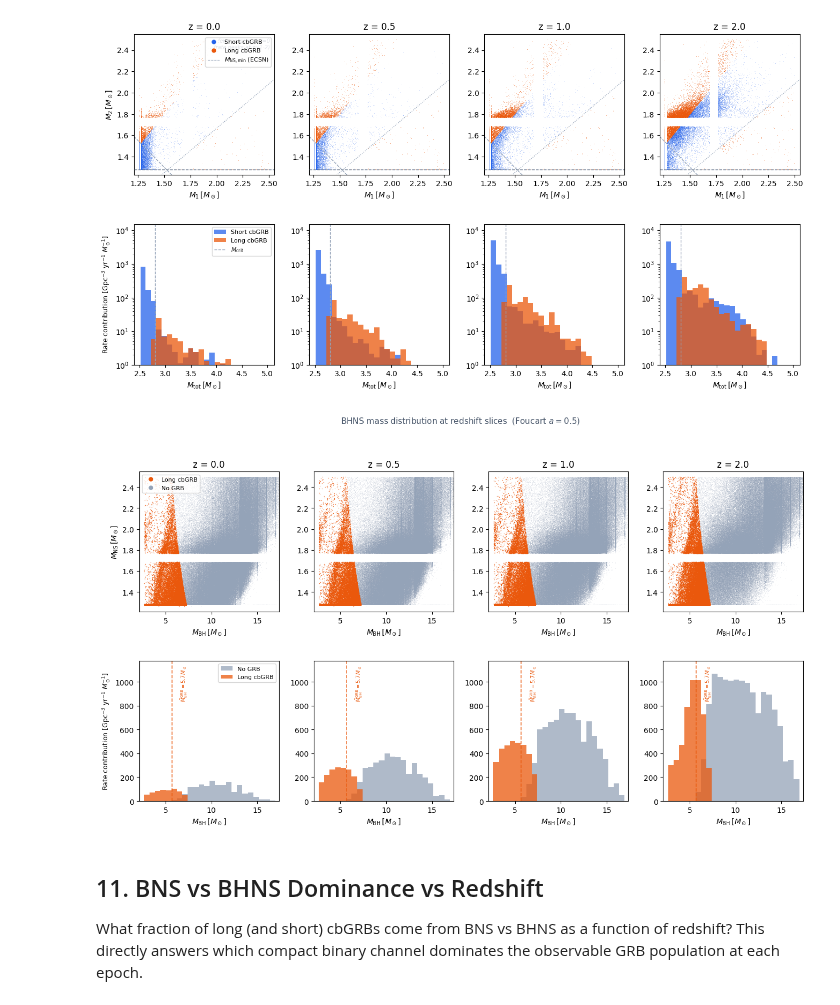
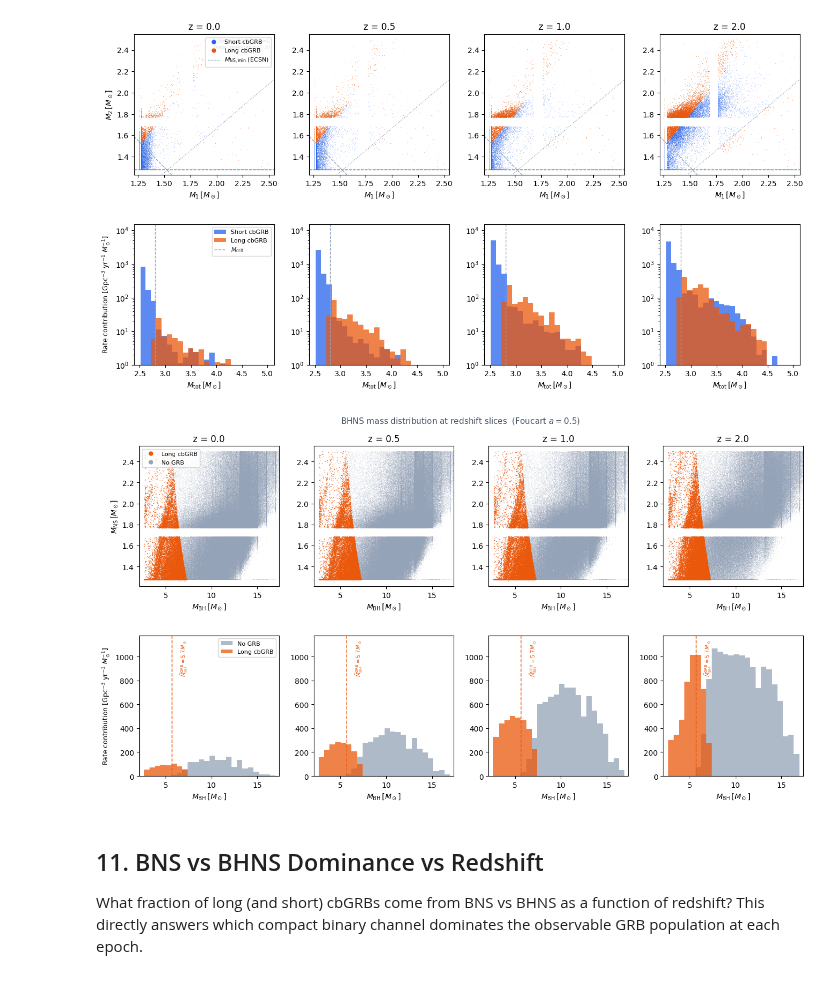
Before and after one commit to jorodgrz/GRBproject, a Jupyter notebook: GRB_CosmicRate.ipynb, the cells around one changed output. Cells and saved outputs as stored; diff of their text form; code cells hidden in the pictures.

Commit message:
fixed more plots

```diff
--- a/GRB_CosmicRate.ipynb
+++ b/GRB_CosmicRate.ipynb
@@ -770,7 +770,7 @@ mbh_grb_median = np.median(BH[long_BHNS])
 fig, axes = plt.subplots(2, 4, figsize=(16, 8),
                          gridspec_kw={'hspace': 0.35, 'wspace': 0.25})
 fig.suptitle(r'BHNS mass distribution at redshift slices  (Foucart $a = 0.5$)',
-             fontsize=11, color='#475569', y=1.01)
+             fontsize=11, color='#475569', y=0.95)
 
 # Collect histogram y-maxima to set a shared y-limit after plotting
 _hist_ymaxes = []
@@ -812,34 +812,34 @@ for col, z_s in enumerate(z_slices):
                           color='#94A3B8', alpha=0.75, label='No GRB')
     n_lng, *_ = ax2.hist(BH[long_BHNS], bins=bins_mbh, weights=w[long_BHNS],
                           color='#EA580C', alpha=0.75, label='Long cbGRB')
     _hist_ymaxes.append(max(n_no.max(), n_lng.max()))
 
     # Median GRB-capable M_BH threshold
     ax2.axvline(mbh_grb_median, color='#EA580C', lw=1.2, ls='--', alpha=0.8)
     ax2.text(mbh_grb_median + 0.8, 0.97,
              f'$\\tilde{{M}}_{{\\rm BH}}^{{\\rm GRB}}={mbh_grb_median:.1f}\\,M_\\odot$',
              fontsize=7, color='#EA580C', va='top', rotation=90,
              transform=ax2.get_xaxis_transform())
 
     ax2.set_xlim(*bh_xlim)
     ax2.set_ylim(bottom=0)
     ax2.set_xlabel(r'$M_\mathrm{BH}\,[M_\odot]$', fontsize=10)
     if col == 0:
         ax2.set_ylabel(
             r'Rate contribution [Gpc$^{-3}$ yr$^{-1}$ $M_\odot^{-1}$]',
             fontsize=9)
         ax2.legend(fontsize=8)
 
 # Shared y-axis on bottom row
 _ymax = max(_hist_ymaxes) * 1.1
 for ax2 in axes[1]:
     ax2.set_ylim(0, _ymax)
 
 plt.savefig('/Users/josephrodriguez/research visualization/plots/bhns_mass_dist_redshift_slices.png',
             dpi=150, bbox_inches='tight')
 plt.show()
 # %% [output]
-[figure, old version]
+[figure, new version]
 # %% [markdown]
 ## 11. BNS vs BHNS Dominance vs Redshift
 
```
Also changed, not shown: 1 other file.
